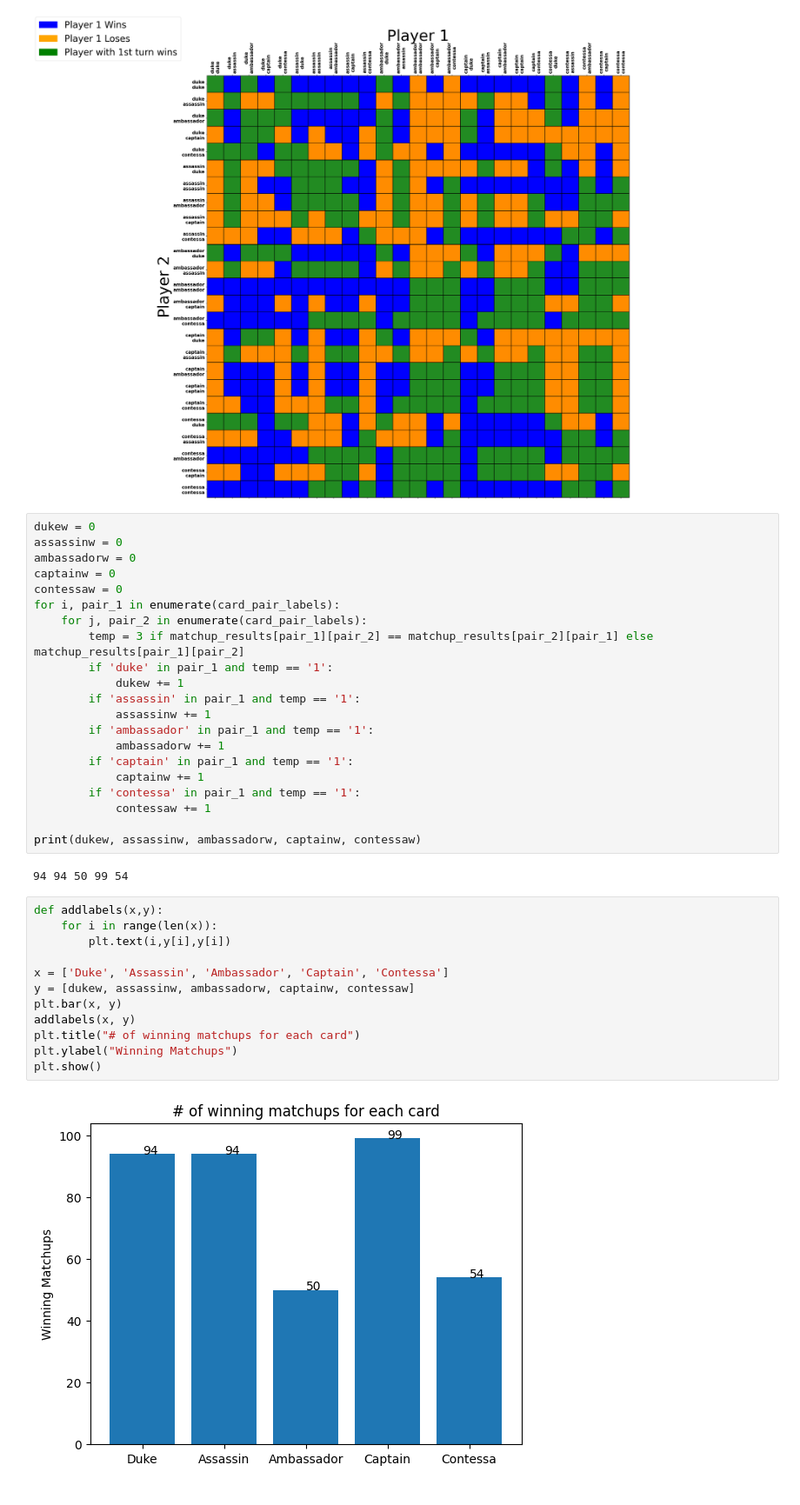
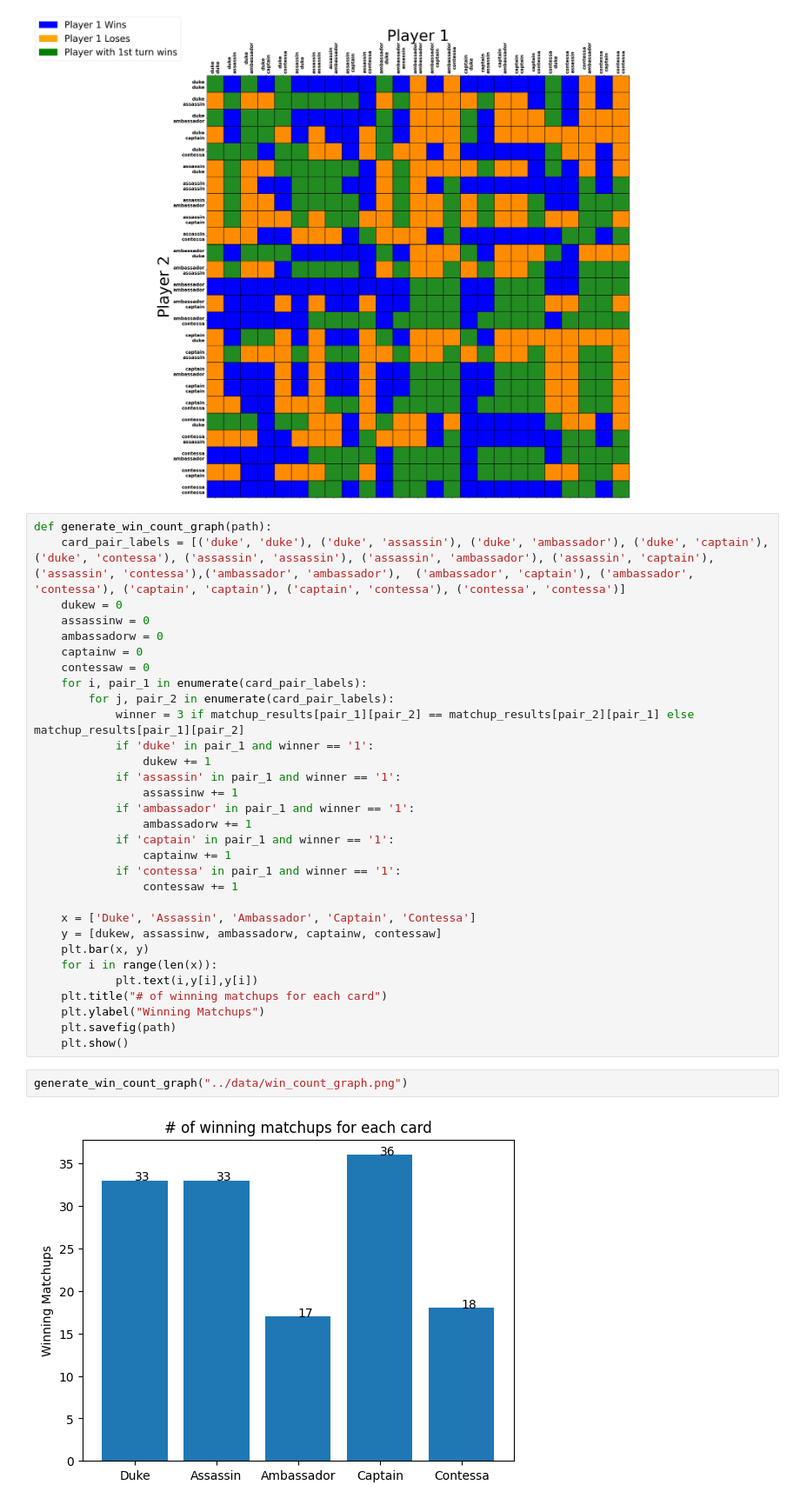
Before and after one commit to matthewScohen/coup_endgame_solving, a Jupyter notebook: src/results.ipynb, the cells around one changed output. Shown at 87% size. Drawn from its saved outputs; the diff is of its cells as text.

```diff
--- a/src/results.ipynb
+++ b/src/results.ipynb
@@ -116,42 +119,40 @@ get_grid_fig(card_pair_labels, "../data/grid2_fig.png", fontsize=15)
 # %% [output]
 [figure]
 # %%
-dukew = 0
-assassinw = 0
-ambassadorw = 0
-captainw = 0
-contessaw = 0
-for i, pair_1 in enumerate(card_pair_labels):
-    for j, pair_2 in enumerate(card_pair_labels):
-        temp = 3 if matchup_results[pair_1][pair_2] == matchup_results[pair_2][pair_1] else matchup_results[pair_1][pair_2]
-        if 'duke' in pair_1 and temp == '1':
-            dukew += 1
-        if 'assassin' in pair_1 and temp == '1':
-            assassinw += 1
-        if 'ambassador' in pair_1 and temp == '1':
-            ambassadorw += 1
-        if 'captain' in pair_1 and temp == '1':
-            captainw += 1
-        if 'contessa' in pair_1 and temp == '1':
-            contessaw += 1
+def generate_win_count_graph(path):
+    card_pair_labels = [('duke', 'duke'), ('duke', 'assassin'), ('duke', 'ambassador'), ('duke', 'captain'), ('duke', 'contessa'), ('assassin', 'assassin'), ('assassin', 'ambassador'), ('assassin', 'captain'), ('assassin', 'contessa'),('ambassador', 'ambassador'),  ('ambassador', 'captain'), ('ambassador', 'contessa'), ('captain', 'captain'), ('captain', 'contessa'), ('contessa', 'contessa')]
+    dukew = 0
+    assassinw = 0
+    ambassadorw = 0
+    captainw = 0
+    contessaw = 0
+    for i, pair_1 in enumerate(card_pair_labels):
+        for j, pair_2 in enumerate(card_pair_labels):
+            winner = 3 if matchup_results[pair_1][pair_2] == matchup_results[pair_2][pair_1] else matchup_results[pair_1][pair_2]
+            if 'duke' in pair_1 and winner == '1':
+                dukew += 1
+            if 'assassin' in pair_1 and winner == '1':
+                assassinw += 1
+            if 'ambassador' in pair_1 and winner == '1':
+                ambassadorw += 1
+            if 'captain' in pair_1 and winner == '1':
+                captainw += 1
+            if 'contessa' in pair_1 and winner == '1':
+                contessaw += 1
 
-print(dukew, assassinw, ambassadorw, captainw, contessaw)
+    x = ['Duke', 'Assassin', 'Ambassador', 'Captain', 'Contessa']
+    y = [dukew, assassinw, ambassadorw, captainw, contessaw]
+    plt.bar(x, y)
+    for i in range(len(x)):
+            plt.text(i,y[i],y[i])
+    plt.title("# of winning matchups for each card")
+    plt.ylabel("Winning Matchups")
+    plt.savefig(path)
+    plt.show()
-# %% [output]
-94 94 50 99 54
-# %%
-def addlabels(x,y):
-	for i in range(len(x)):
-		plt.text(i,y[i],y[i])
-
-x = ['Duke', 'Assassin', 'Ambassador', 'Captain', 'Contessa']
-y = [dukew, assassinw, ambassadorw, captainw, contessaw]
-plt.bar(x, y)
-addlabels(x, y)
-plt.title("# of winning matchups for each card")
-plt.ylabel("Winning Matchups")
-plt.show()
-# %% [output]
-[figure, removed]
+# %%
+generate_win_count_graph("../data/win_count_graph.png")
+# %% [output]
+[figure, added]
 # %%
 card_pair_labels = [('duke', 'duke'), ('duke', 'assassin'), ('duke', 'ambassador'), ('duke', 'captain'), ('duke', 'contessa'), ('assassin', 'assassin'), ('assassin', 'ambassador'), ('assassin', 'captain'), ('assassin', 'contessa'),('ambassador', 'ambassador'),  ('ambassador', 'captain'), ('ambassador', 'contessa'), ('captain', 'captain'), ('captain', 'contessa'), ('contessa', 'contessa')]
 
```
Also changed, not shown: parts of 3 cells of this notebook, 5 other files.
